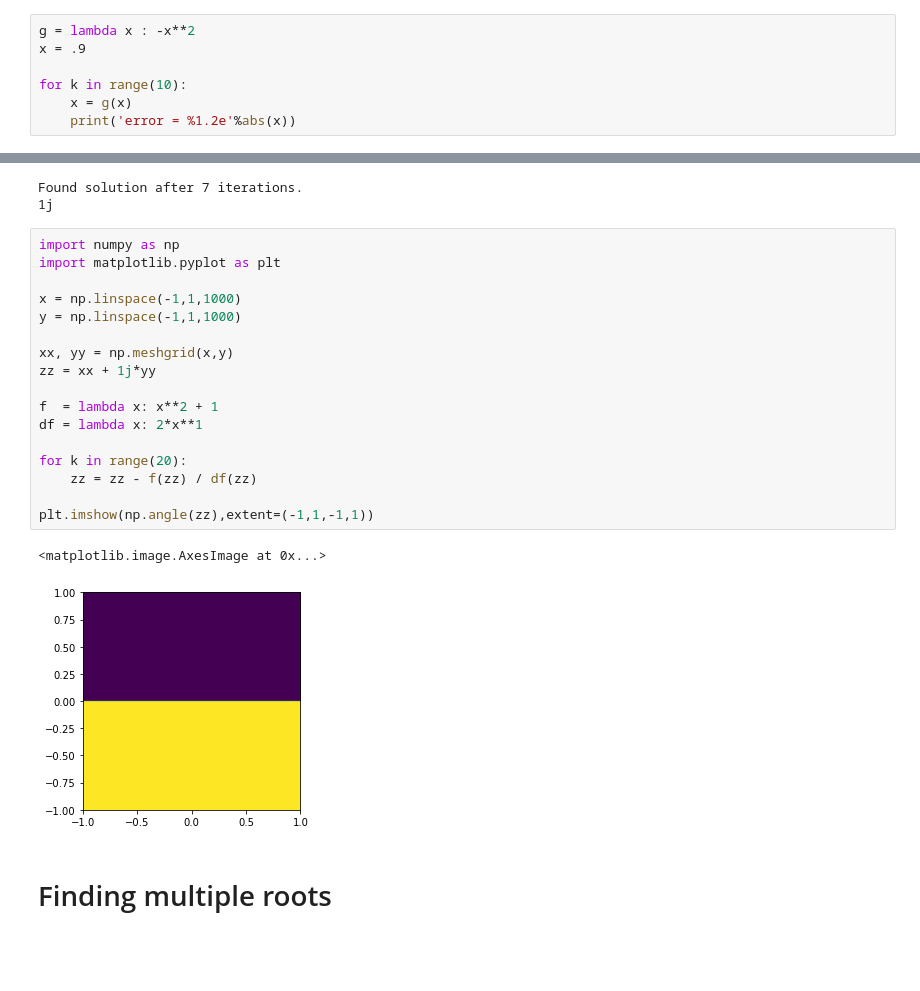
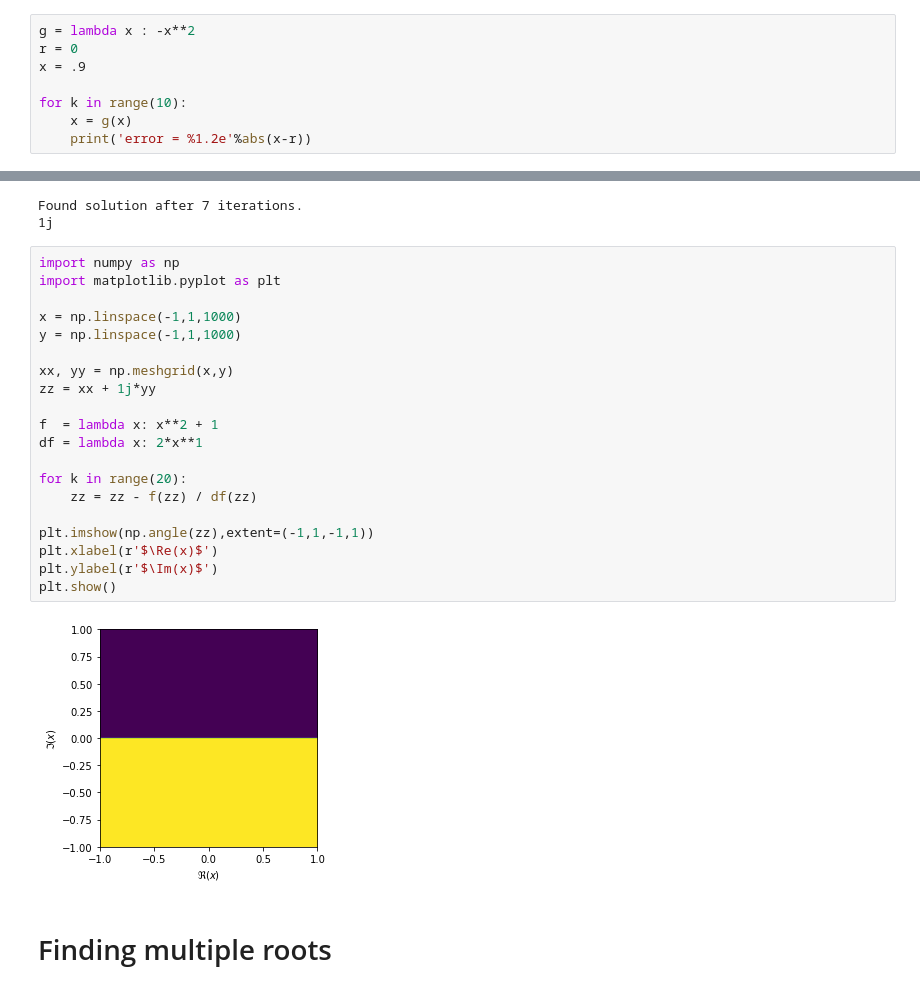
Before and after one commit to TristanvanLeeuwen/WISM100_Robotics, a Jupyter notebook: lectures/lecture1.ipynb, the cells around one changed output, grey strips where cells are left out. Saved outputs shown, nothing was run; the diff lists cells and outputs as text; blank space fills up the shorter version.

```diff
--- a/lectures/lecture1.ipynb
+++ b/lectures/lecture1.ipynb
@@ -104,11 +101,12 @@ error =  0.0
 * Apply *fixed-point iteration* $x_{k+1} = g(x_k)$.
 # %%
 g = lambda x : -x**2
+r = 0
 x = .9
 
 for k in range(10):
     x = g(x)
-    print('error = %1.2e'%abs(x))
+    print('error = %1.2e'%abs(x-r))
 # %% [output]
 error = 8.10e-01
 error = 6.56e-01
@@ -231,23 +229,25 @@ Found solution after 7 iterations.
 # %%
 import numpy as np
 import matplotlib.pyplot as plt
 
 x = np.linspace(-1,1,1000)
 y = np.linspace(-1,1,1000)
 
 xx, yy = np.meshgrid(x,y)
 zz = xx + 1j*yy
 
 f  = lambda x: x**2 + 1
 df = lambda x: 2*x**1
 
 for k in range(20):
     zz = zz - f(zz) / df(zz)
 
 plt.imshow(np.angle(zz),extent=(-1,1,-1,1))
+plt.xlabel(r'$\Re(x)$')
+plt.ylabel(r'$\Im(x)$')
+plt.show()
 # %% [output]
-<matplotlib.image.AxesImage at 0x...>
-[figure, old version]
+[figure, new version]
 # %% [markdown]
 # Finding multiple roots
 # %% [markdown]
```
Also changed, not shown: parts of 3 cells of this notebook.
